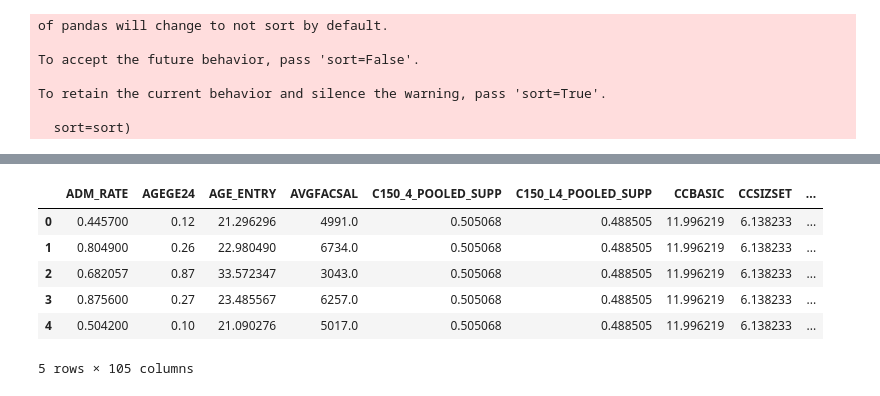
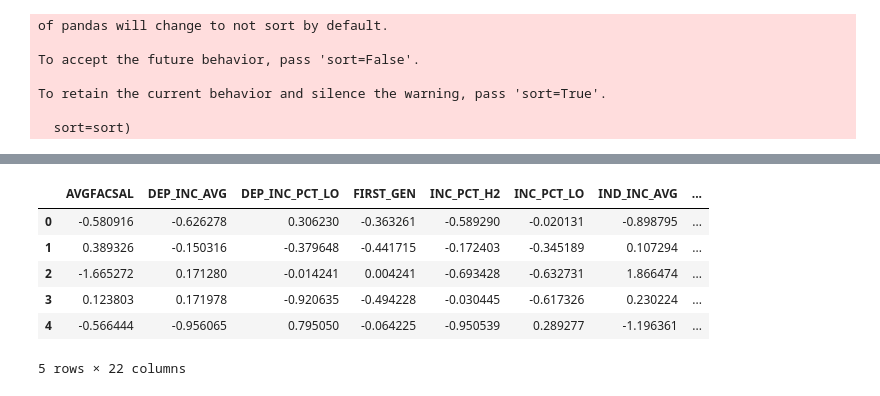
Before and after one commit to jeswan/post-secondary-education, a Jupyter notebook: khas_engineering.ipynb, the cells around one changed output, grey strips where cells are left out. Cells and saved outputs as stored; diff of their text form; code cells hidden in the pictures.

```diff
--- a/khas_engineering.ipynb
+++ b/khas_engineering.ipynb
@@ -65,0 +79,2 @@ df_no_scale.reset_index(inplace = True, drop = True)
+# %%
+top20_df_f = fs.selectFeatures(df, target, 20, fs.F_REGRESSION)
@@ -66,10 +112,10 @@ df_no_scale.reset_index(inplace = True, drop = True)
 # %%
-df_scale.head()
+top20_df_f.head()
 # %% [output]
-|  | ADM_RATE | AGEGE24 | AGE_ENTRY | AVGFACSAL | C150_4_POOLED_SUPP | C150_L4_POOLED_SUPP | CCBASIC | CCSIZSET | ... |
-| 0 | 0.445700 | 0.12 | 21.296296 | 4991.0 | 0.505068 | 0.488505 | 11.996219 | 6.138233 | ... |
-| 1 | 0.804900 | 0.26 | 22.980490 | 6734.0 | 0.505068 | 0.488505 | 11.996219 | 6.138233 | ... |
-| 2 | 0.682057 | 0.87 | 33.572347 | 3043.0 | 0.505068 | 0.488505 | 11.996219 | 6.138233 | ... |
-| 3 | 0.875600 | 0.27 | 23.485567 | 6257.0 | 0.505068 | 0.488505 | 11.996219 | 6.138233 | ... |
-| 4 | 0.504200 | 0.10 | 21.090276 | 5017.0 | 0.505068 | 0.488505 | 11.996219 | 6.138233 | ... |
+|  | AVGFACSAL | DEP_INC_AVG | DEP_INC_PCT_LO | FIRST_GEN | INC_PCT_H2 | INC_PCT_LO | IND_INC_AVG | ... |
+| 0 | -0.580916 | -0.626278 | 0.306230 | -0.363261 | -0.589290 | -0.020131 | -0.898795 | ... |
+| 1 | 0.389326 | -0.150316 | -0.379648 | -0.441715 | -0.172403 | -0.345189 | 0.107294 | ... |
+| 2 | -1.665272 | 0.171280 | -0.014241 | 0.004241 | -0.693428 | -0.632731 | 1.866474 | ... |
+| 3 | 0.123803 | 0.171978 | -0.920635 | -0.494228 | -0.030445 | -0.617326 | 0.230224 | ... |
+| 4 | -0.566444 | -0.956065 | 0.795050 | -0.064225 | -0.950539 | 0.289277 | -1.196361 | ... |
-5 rows × 105 columns
+5 rows × 22 columns
```
Also changed, not shown: parts of 25 cells of this notebook, 2 other files.
